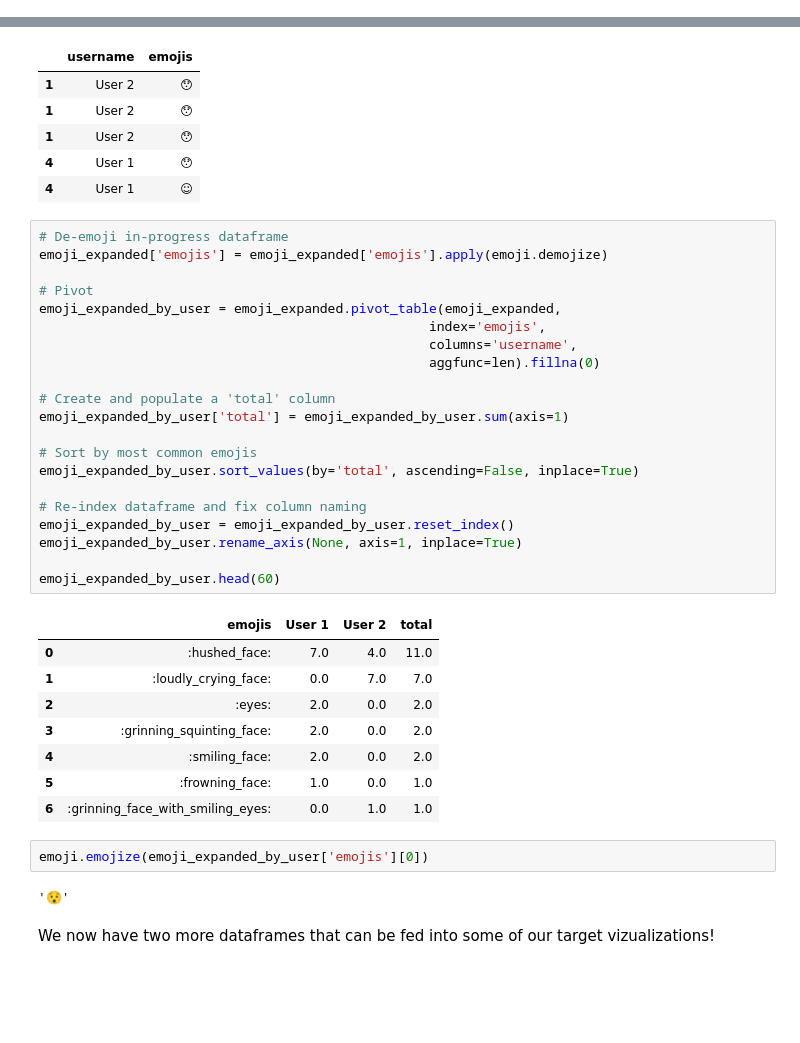
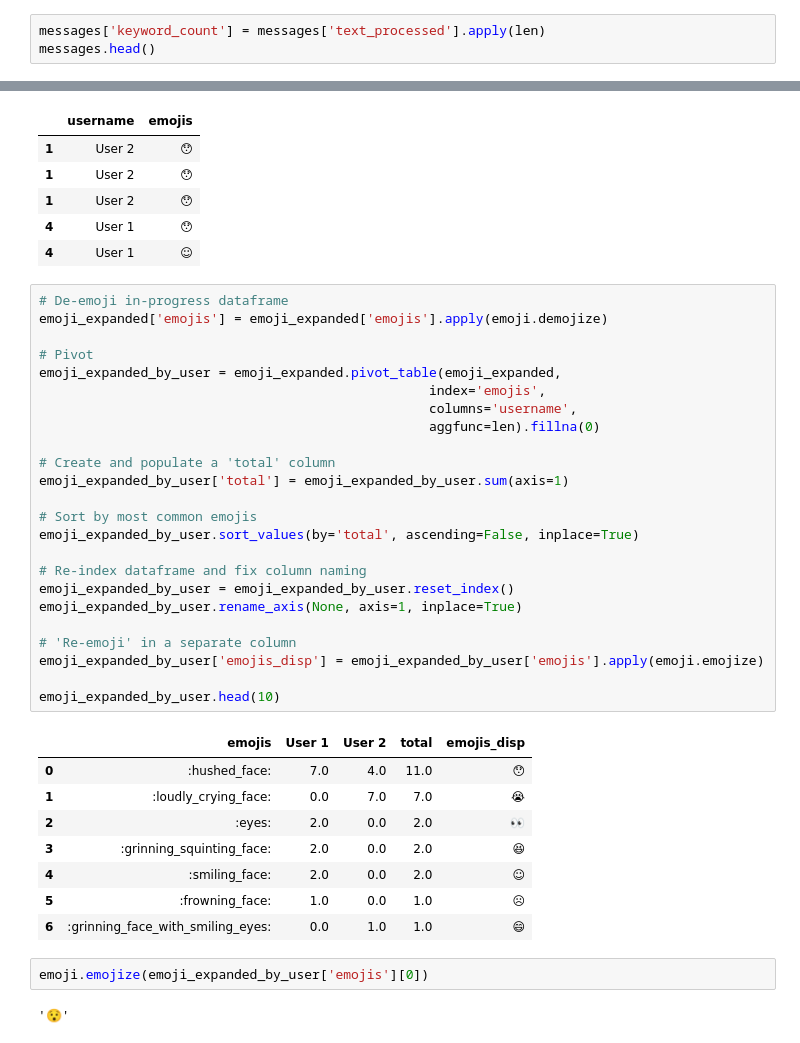
Before and after one commit to shenal-siri/WhatsApp-Chat-Viz, a Jupyter notebook: Chat-History-Prototyping.ipynb, the cells around one changed output, grey strips where cells are left out. Cells and saved outputs as stored; diff of their text form; blank space fills up the shorter version.

```diff
--- a/Chat-History-Prototyping.ipynb
+++ b/Chat-History-Prototyping.ipynb
@@ -452,0 +463,3 @@ print(messages['text_processed'].iloc[-1])
+# %%
+messages['keyword_count'] = messages['text_processed'].apply(len)
+messages.head()
@@ -624,36 +640,37 @@ emoji_expanded.head()
 # %%
 # De-emoji in-progress dataframe
 emoji_expanded['emojis'] = emoji_expanded['emojis'].apply(emoji.demojize)
 
 # Pivot
 emoji_expanded_by_user = emoji_expanded.pivot_table(emoji_expanded,
                                                   index='emojis',
                                                   columns='username',
                                                   aggfunc=len).fillna(0)
 
 # Create and populate a 'total' column
 emoji_expanded_by_user['total'] = emoji_expanded_by_user.sum(axis=1)
 
 # Sort by most common emojis
 emoji_expanded_by_user.sort_values(by='total', ascending=False, inplace=True)
 
 # Re-index dataframe and fix column naming
 emoji_expanded_by_user = emoji_expanded_by_user.reset_index()
 emoji_expanded_by_user.rename_axis(None, axis=1, inplace=True)
 
-emoji_expanded_by_user.head(60)
+# 'Re-emoji' in a separate column
+emoji_expanded_by_user['emojis_disp'] = emoji_expanded_by_user['emojis'].apply(emoji.emojize)
+
+emoji_expanded_by_user.head(10)
 # %% [output]
-|  | emojis | User 1 | User 2 | total |
-| 0 | :hushed_face: | 7.0 | 4.0 | 11.0 |
-| 1 | :loudly_crying_face: | 0.0 | 7.0 | 7.0 |
-| 2 | :eyes: | 2.0 | 0.0 | 2.0 |
-| 3 | :grinning_squinting_face: | 2.0 | 0.0 | 2.0 |
-| 4 | :smiling_face: | 2.0 | 0.0 | 2.0 |
-| 5 | :frowning_face: | 1.0 | 0.0 | 1.0 |
-| 6 | :grinning_face_with_smiling_eyes: | 0.0 | 1.0 | 1.0 |
+|  | emojis | User 1 | User 2 | total | emojis_disp |
+| 0 | :hushed_face: | 7.0 | 4.0 | 11.0 | 😯 |
+| 1 | :loudly_crying_face: | 0.0 | 7.0 | 7.0 | 😭 |
+| 2 | :eyes: | 2.0 | 0.0 | 2.0 | 👀 |
+| 3 | :grinning_squinting_face: | 2.0 | 0.0 | 2.0 | 😆 |
+| 4 | :smiling_face: | 2.0 | 0.0 | 2.0 | ☺ |
+| 5 | :frowning_face: | 1.0 | 0.0 | 1.0 | ☹ |
+| 6 | :grinning_face_with_smiling_eyes: | 0.0 | 1.0 | 1.0 | 😄 |
 # %%
 emoji.emojize(emoji_expanded_by_user['emojis'][0])
 # %% [output]
 '😯'
-# %% [markdown]
-We now have two more dataframes that can be fed into some of our target vizualizations!
```
Also changed, not shown: parts of 23 cells of this notebook.
